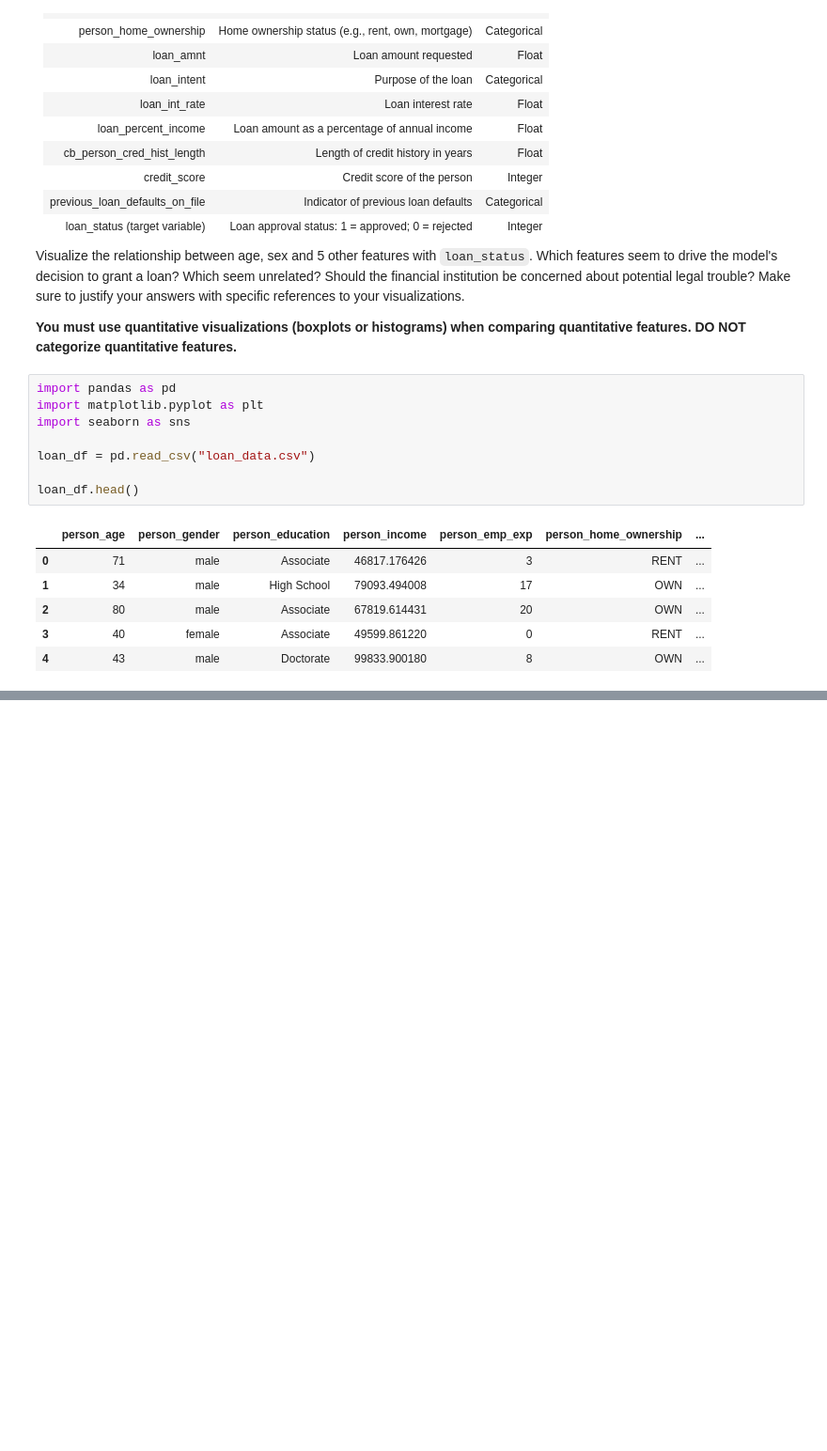
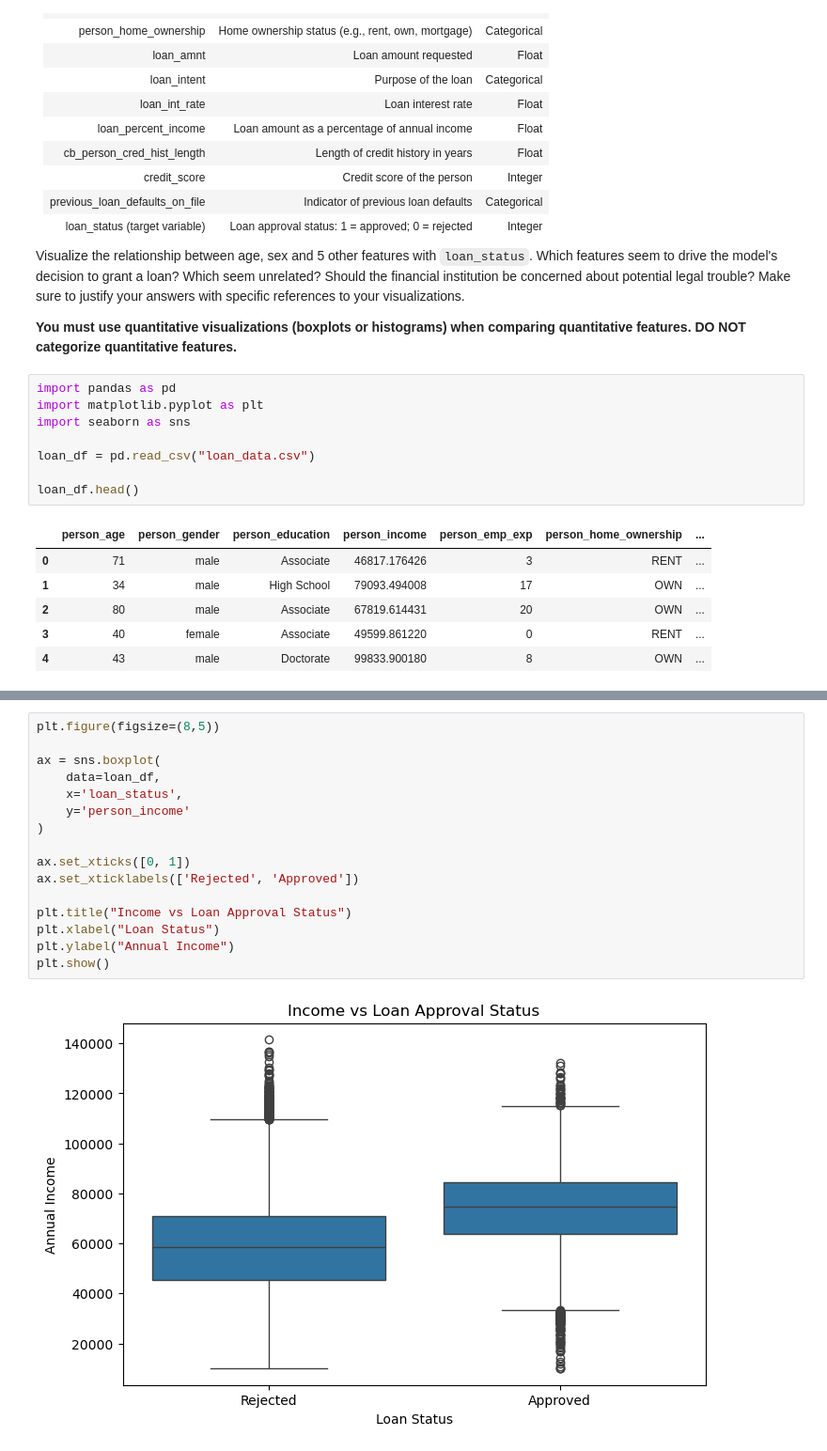
Before and after one commit to concept-cloud/Data-Visualization-And-Modeling, a Jupyter notebook: Lab/2.5 Visualizing Relationships Between Groups Lab.ipynb, the cells around one changed output, grey strips where cells are left out. Shown at 94% size. Cells and saved outputs as stored; diff of their text form; blank space fills up the shorter version.

```diff
--- a/Lab/2.5 Visualizing Relationships Between Groups Lab.ipynb
+++ b/Lab/2.5 Visualizing Relationships Between Groups Lab.ipynb
@@ -60,0 +145,18 @@ plt.show()
+# %%
+plt.figure(figsize=(8,5))
+
+ax = sns.boxplot(
+    data=loan_df,
+    x='loan_status',
+    y='person_income'
+)
+
+ax.set_xticks([0, 1])
+ax.set_xticklabels(['Rejected', 'Approved'])
+
+plt.title("Income vs Loan Approval Status")
+plt.xlabel("Loan Status")
+plt.ylabel("Annual Income")
+plt.show()
+# %% [output]
+[figure, added]
```
Also changed, not shown: parts of 20 cells of this notebook.
